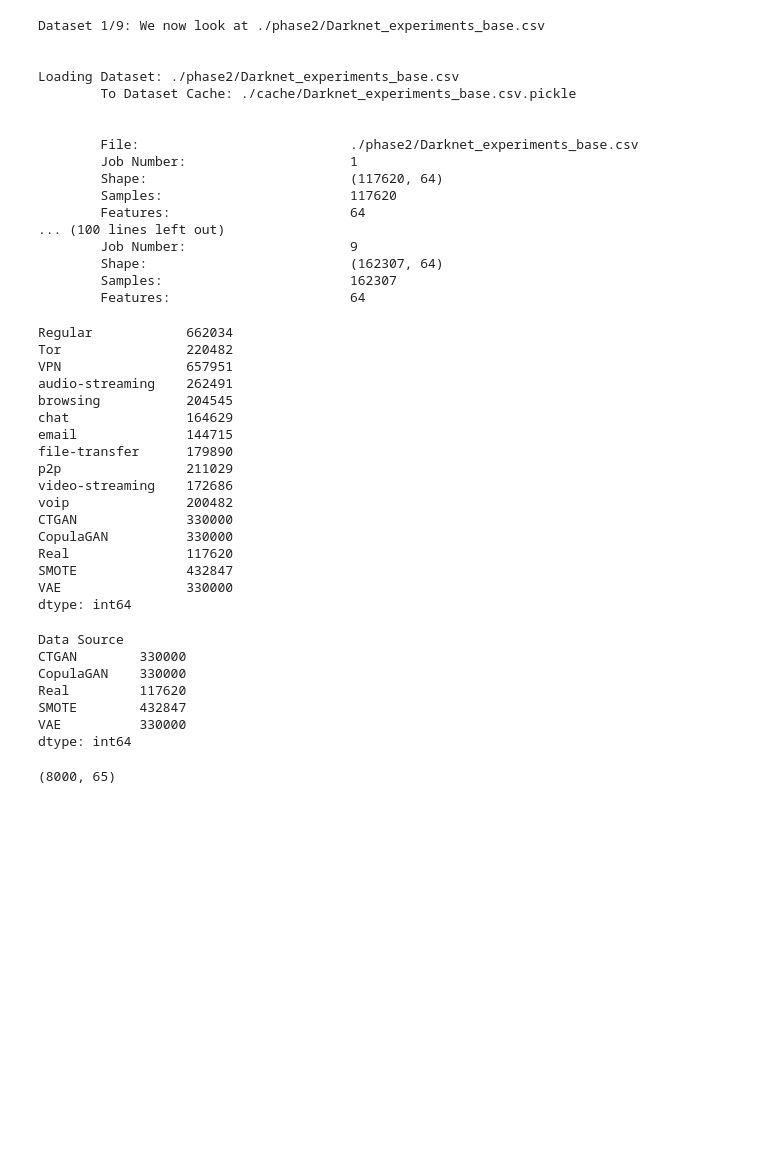
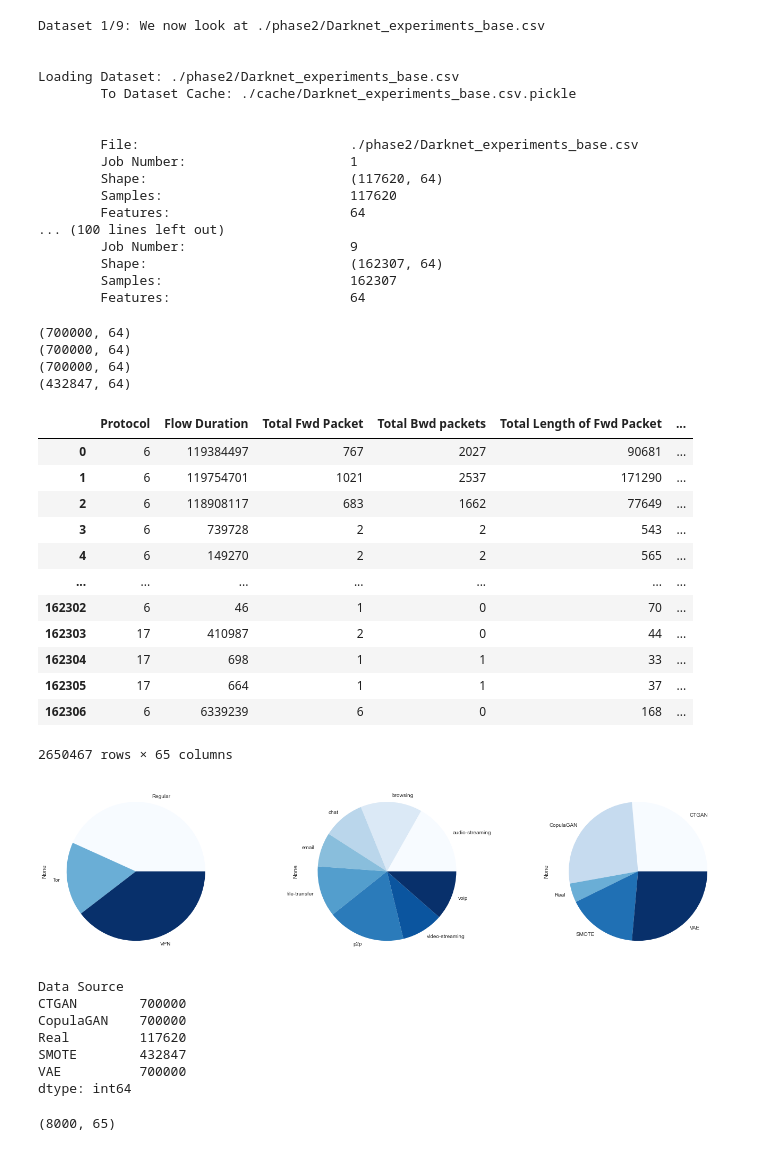
Before and after one commit to Karson-Fye/CMUDarknet, a Jupyter notebook: Data/synthetic_data_evaluation.ipynb, the cells around one changed output. Drawn from its saved outputs; the diff is of its cells as text; code cells hidden in the pictures; blank space fills up the shorter version.

Commit message:
regenerated cmu-syntraffic-2022; executed dataset evalutation

```diff
--- a/Data/synthetic_data_evaluation.ipynb
+++ b/Data/synthetic_data_evaluation.ipynb
@@ -262,10 +262,10 @@ def examine_dataset(job_id: int, files: str or None = None, datasets: str or Non
 
         This dictionary is expected as the input for all of the other helper functions
     '''
-    if files is None and file_set in globals():
+    if files is None and 'file_set' in tuple(globals()):
         files = file_set
 
-    if datasets is None and data_set in globals():
+    if datasets is None and 'data_set' in tuple(globals()):
         datasets = data_set
 
 
@@ -3507,4 +3507,9 @@ for key in synthetic_datasets_1.keys():
 for key in synthetic_datasets_2.keys():
     final_df = pd.concat([final_df, synthetic_datasets_2[key]])
 
-final_df.to_csv('./phase2/final_dataset.csv', index=False)
+final_df.to_csv('./phase2/CMU_SynTraffic_2022.csv', index=False)
+# %% [output]
+(700000, 64)
+(700000, 64)
+(700000, 64)
+(432847, 64)
@@ -3513,32 +3516,35 @@ values = pd.concat([final_df.groupby('Traffic Type').size(), final_df.groupby('A
-# %%
-values
-# %% [output]
-Regular            662034
-Tor                220482
-VPN                657951
-audio-streaming    262491
-browsing           204545
-chat               164629
-email              144715
-file-transfer      179890
-p2p                211029
-video-streaming    172686
-voip               200482
-CTGAN              330000
-CopulaGAN          330000
-Real               117620
-SMOTE              432847
-VAE                330000
-dtype: int64
+# %%
+
+fig, ax = plt.subplots(figsize=(24, 6), nrows=1, ncols=3)
+final_df.groupby('Traffic Type').size().plot(kind='pie', ax=ax[0], cmap='Blues')
+final_df.groupby('Application Type').size().plot(kind='pie', ax=ax[1], cmap='Blues')
+final_df.groupby('Data Source').size().plot(kind='pie', ax=ax[2], cmap='Blues')
+
+final_df
+# %% [output]
+|  | Protocol | Flow Duration | Total Fwd Packet | Total Bwd packets | Total Length of Fwd Packet | ... |
+| 0 | 6 | 119384497 | 767 | 2027 | 90681 | ... |
+| 1 | 6 | 119754701 | 1021 | 2537 | 171290 | ... |
+| 2 | 6 | 118908117 | 683 | 1662 | 77649 | ... |
+| 3 | 6 | 739728 | 2 | 2 | 543 | ... |
+| 4 | 6 | 149270 | 2 | 2 | 565 | ... |
+| ... | ... | ... | ... | ... | ... | ... |
+| 162302 | 6 | 46 | 1 | 0 | 70 | ... |
+| 162303 | 17 | 410987 | 2 | 0 | 44 | ... |
+| 162304 | 17 | 698 | 1 | 1 | 33 | ... |
+| 162305 | 17 | 664 | 1 | 1 | 37 | ... |
+| 162306 | 6 | 6339239 | 6 | 0 | 168 | ... |
+2650467 rows × 65 columns
+[figure, added]
 # %%
 final_df.groupby('Data Source').size()
 # %% [output]
 Data Source
-CTGAN        330000
-CopulaGAN    330000
+CTGAN        700000
+CopulaGAN    700000
 Real         117620
 SMOTE        432847
-VAE          330000
+VAE          700000
 dtype: int64
 # %%
 classes = list(final_df.groupby('Application Type').size().keys())
```
Also changed, not shown: parts of 20 cells of this notebook, 4 other files.
